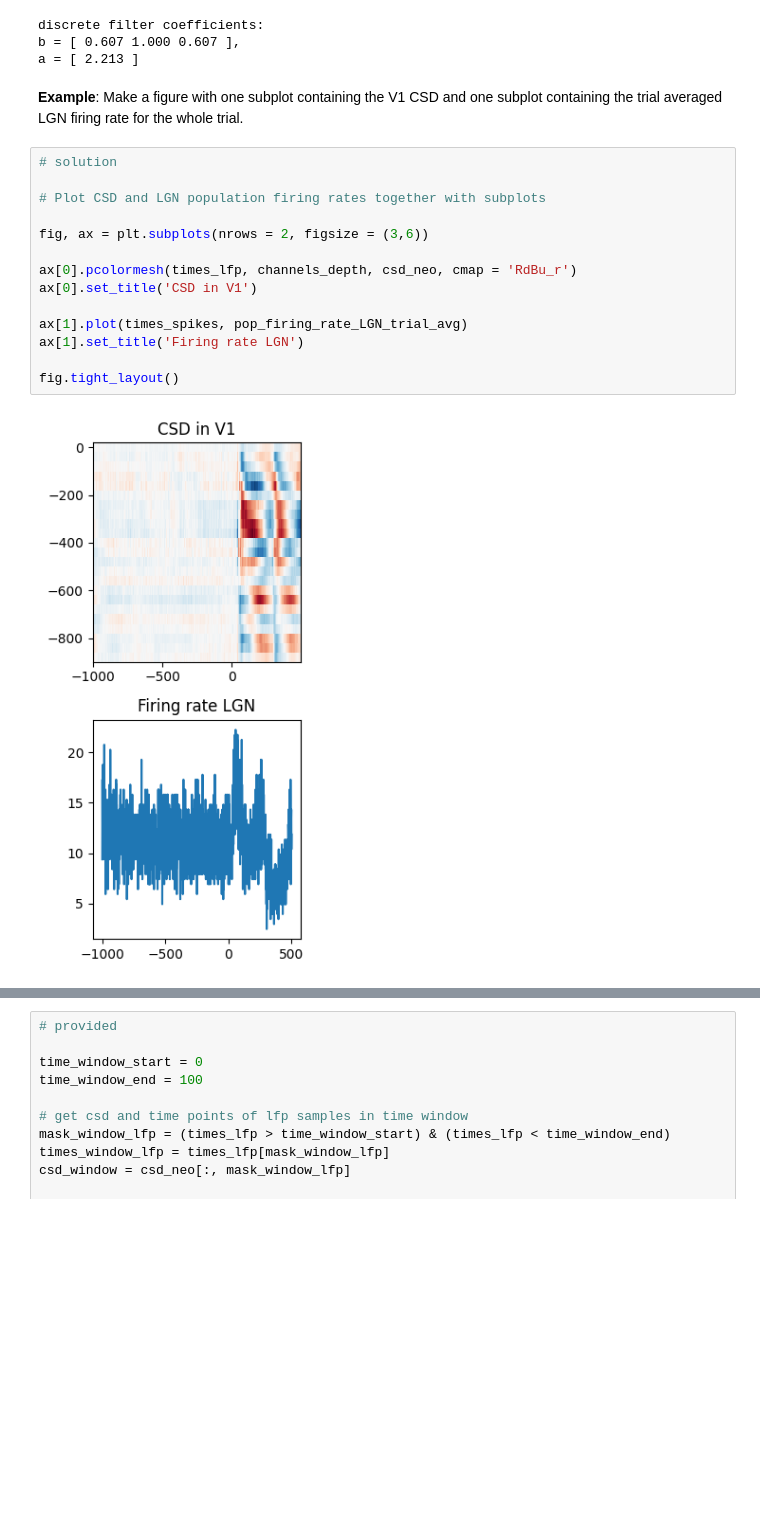
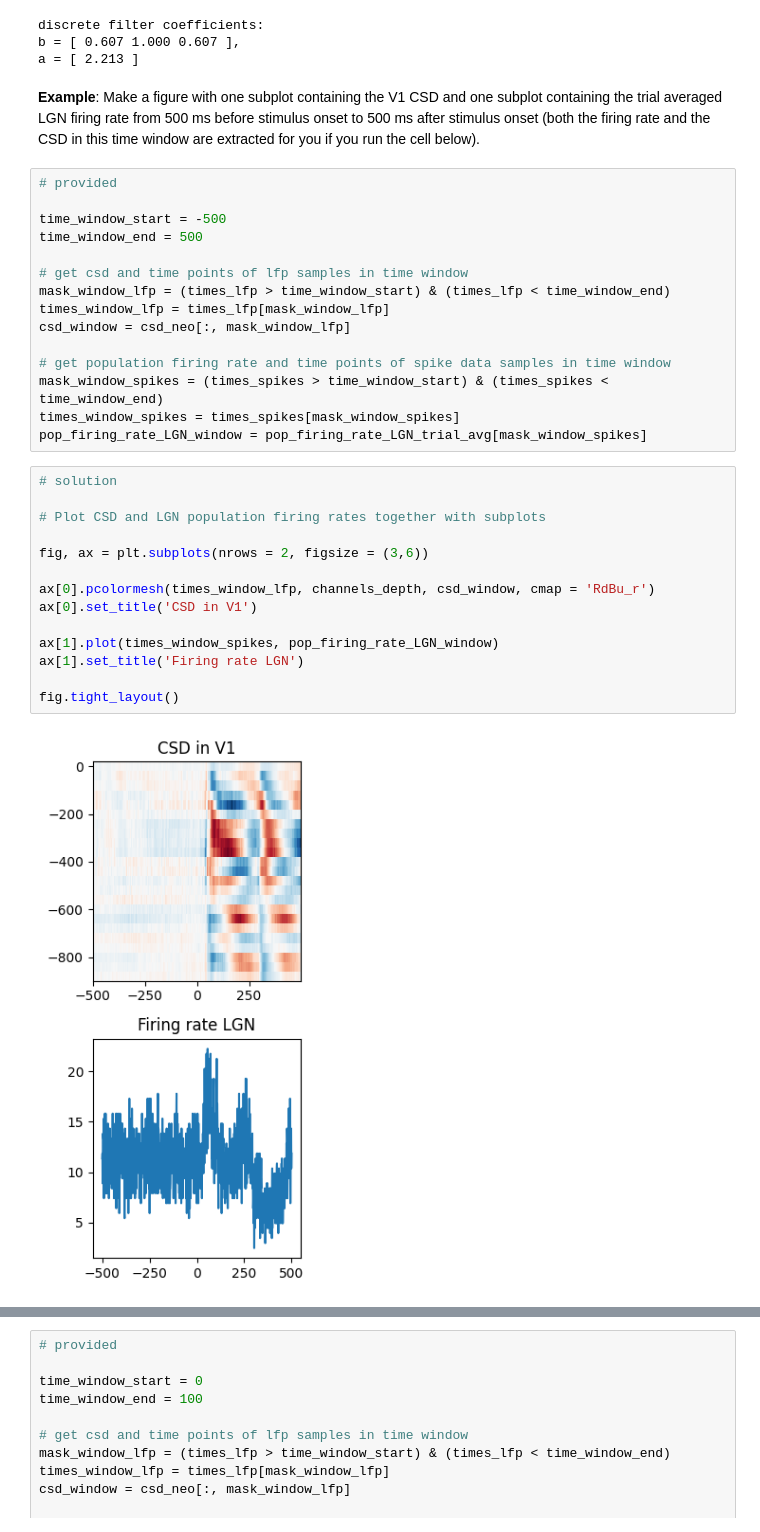
Before and after one commit to ibehave-ibots/LFP-Analysis-in-Python, a Jupyter notebook: Day1/04 Combining Firing Rate and CSD Analysis/4 Combining Firing Rate and CSD Analysis.ipynb, the cells around one changed output, grey strips where cells are left out. Drawn from its saved outputs; the diff is of its cells as text; blank space fills up the shorter version.

```diff
--- a/Day1/04 Combining Firing Rate and CSD Analysis/4 Combining Firing Rate and CSD Analysis.ipynb
+++ b/Day1/04 Combining Firing Rate and CSD Analysis/4 Combining Firing Rate and CSD Analysis.ipynb
@@ -210,21 +213,36 @@ discrete filter coefficients:
 b = [ 0.607 1.000 0.607 ],
 a = [ 2.213 ]
 # %% [markdown]
-**Example**: Make a figure with one subplot containing the V1 CSD and one subplot containing the trial averaged LGN firing rate for the whole trial.
+**Example**: Make a figure with one subplot containing the V1 CSD and one subplot containing the trial averaged LGN firing rate from 500 ms before stimulus onset to 500 ms after stimulus onset (both the firing rate and the CSD in this time window are extracted for you if you run the cell below).
+# %%
+# provided
+
+time_window_start = -500
+time_window_end = 500
+
+# get csd and time points of lfp samples in time window
+mask_window_lfp = (times_lfp > time_window_start) & (times_lfp < time_window_end)
+times_window_lfp = times_lfp[mask_window_lfp]
+csd_window = csd_neo[:, mask_window_lfp]
+
+# get population firing rate and time points of spike data samples in time window
+mask_window_spikes = (times_spikes > time_window_start) & (times_spikes < time_window_end)
+times_window_spikes = times_spikes[mask_window_spikes]
+pop_firing_rate_LGN_window = pop_firing_rate_LGN_trial_avg[mask_window_spikes]
 # %%
 # solution
 
 # Plot CSD and LGN population firing rates together with subplots
 
 fig, ax = plt.subplots(nrows = 2, figsize = (3,6))
 
-ax[0].pcolormesh(times_lfp, channels_depth, csd_neo, cmap = 'RdBu_r')
+ax[0].pcolormesh(times_window_lfp, channels_depth, csd_window, cmap = 'RdBu_r')
 ax[0].set_title('CSD in V1')
 
-ax[1].plot(times_spikes, pop_firing_rate_LGN_trial_avg)
+ax[1].plot(times_window_spikes, pop_firing_rate_LGN_window)
 ax[1].set_title('Firing rate LGN')
 
 fig.tight_layout()
 # %% [output]
-[figure, old version]
+[figure, new version]
 # %% [markdown]
```
Also changed, not shown: parts of 5 cells of this notebook.
